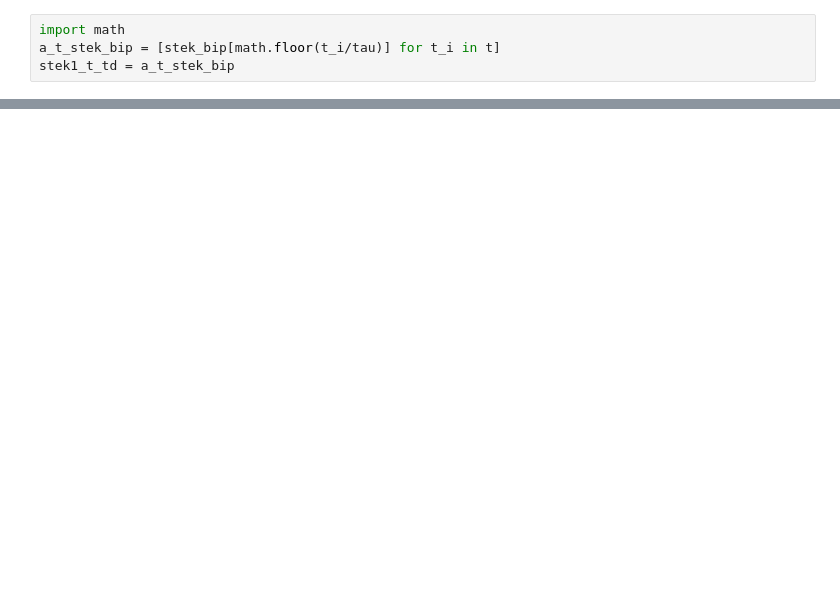
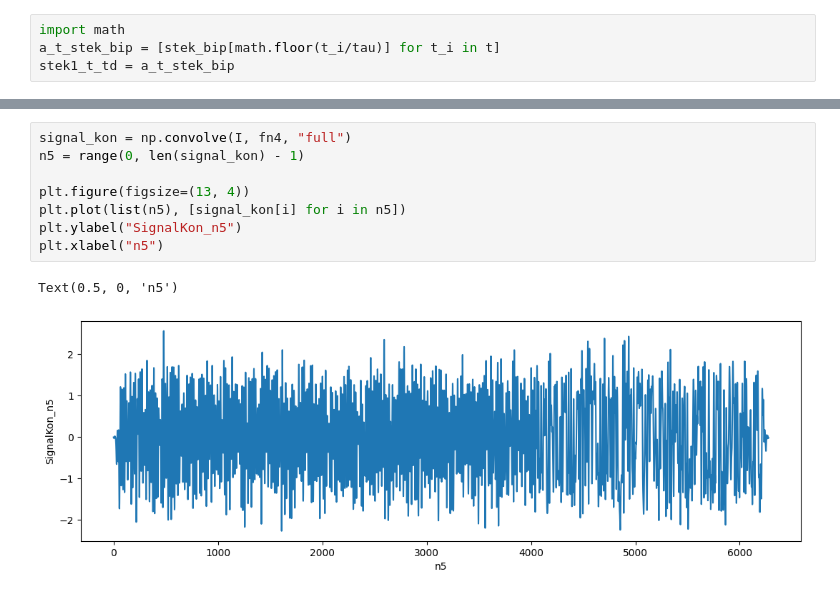
Before and after one commit to madwayz/FoSR, a Jupyter notebook: workspace/notebooks/Синхронизация.ipynb, the cells around one changed output, grey strips where cells are left out. Cells and saved outputs as stored; diff of their text form; blank space fills up the shorter version.

```diff
--- a/workspace/notebooks/Синхронизация.ipynb
+++ b/workspace/notebooks/Синхронизация.ipynb
@@ -35,0 +101,11 @@ stek_kon = mcad.stack(zeros_arr, stek1_t_td)
+# %%
+signal_kon = np.convolve(I, fn4, "full")
+n5 = range(0, len(signal_kon) - 1)
+
+plt.figure(figsize=(13, 4))
+plt.plot(list(n5), [signal_kon[i] for i in n5])
+plt.ylabel("SignalKon_n5")
+plt.xlabel("n5")
+# %% [output]
+Text(0.5, 0, 'n5')
+[figure, added]
```
Also changed, not shown: parts of 15 cells of this notebook, 3 other files.
